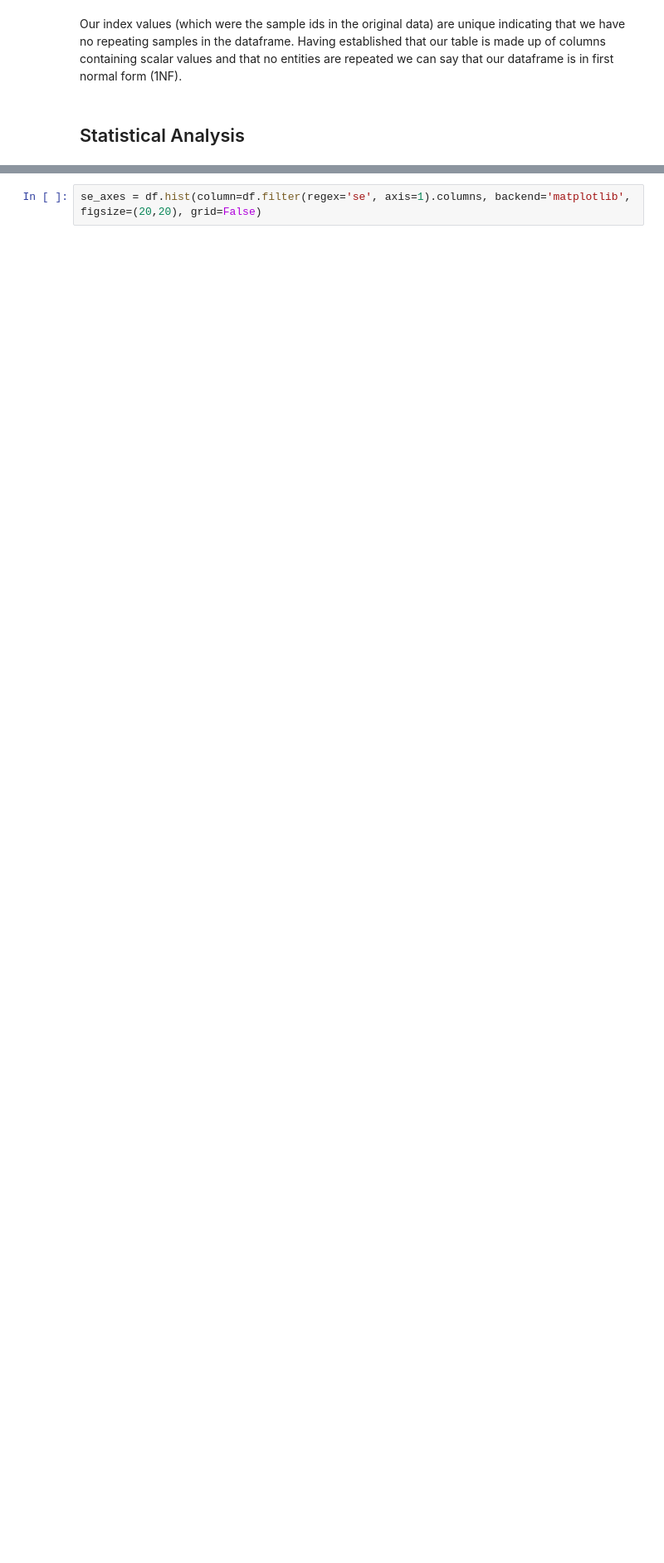
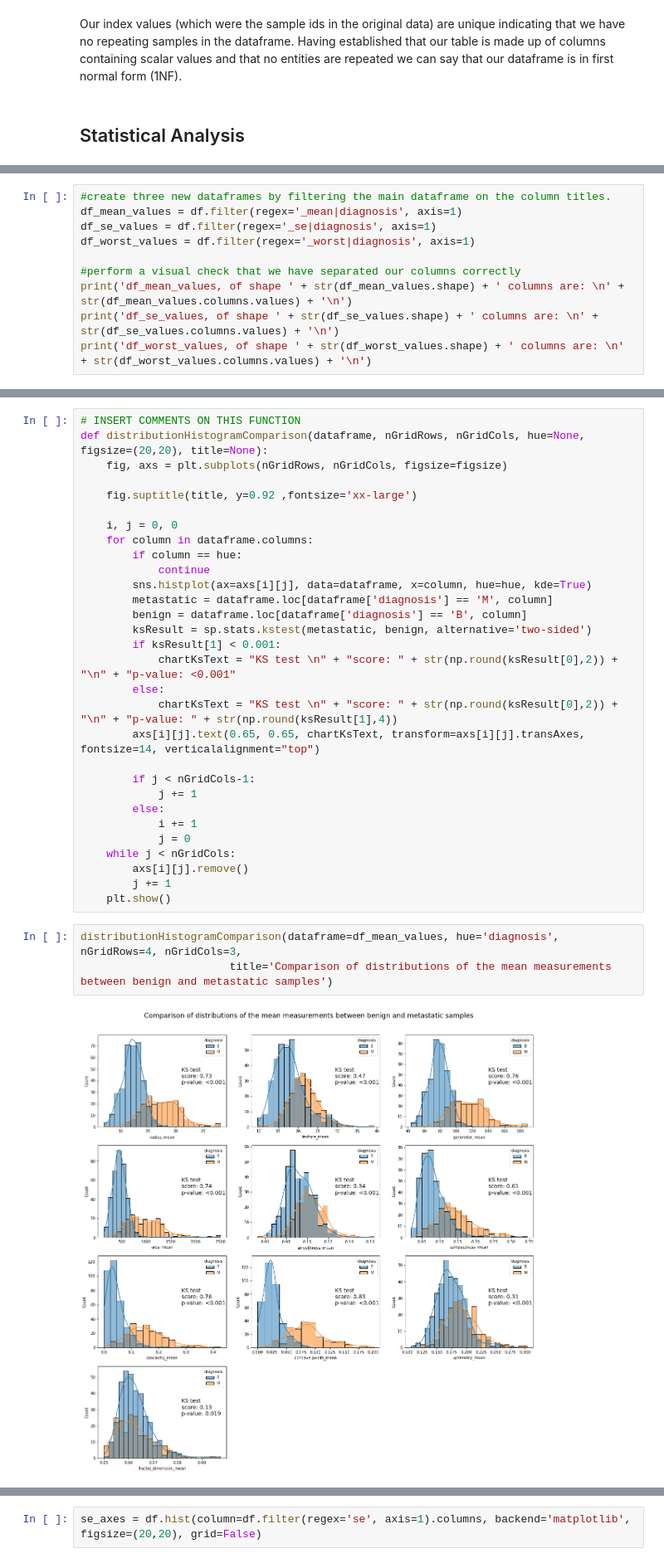
Before and after one commit to magg01/Predicting_metastatic_breast_cancer, a Jupyter notebook: Coursework/Predicting Metastatic Breast Cancer.ipynb, the cells around one changed output, grey strips where cells are left out. Shown at 83% size. Saved outputs shown, nothing was run; the diff lists cells and outputs as text; blank space fills up the shorter version.

```diff
--- a/Coursework/Predicting Metastatic Breast Cancer.ipynb
+++ b/Coursework/Predicting Metastatic Breast Cancer.ipynb
@@ -149,0 +186,10 @@ mean_axes = df.hist(column=df.filter(regex='mean', axis=1).columns, backend='mat
+# %%
+#create three new dataframes by filtering the main dataframe on the column titles.
+df_mean_values = df.filter(regex='_mean|diagnosis', axis=1)
+df_se_values = df.filter(regex='_se|diagnosis', axis=1)
+df_worst_values = df.filter(regex='_worst|diagnosis', axis=1)
+
+#perform a visual check that we have separated our columns correctly
+print('df_mean_values, of shape ' + str(df_mean_values.shape) + ' columns are: \n' + str(df_mean_values.columns.values) + '\n')
+print('df_se_values, of shape ' + str(df_se_values.shape) + ' columns are: \n' + str(df_se_values.columns.values) + '\n')
+print('df_worst_values, of shape ' + str(df_worst_values.shape) + ' columns are: \n' + str(df_worst_values.columns.values) + '\n')
@@ -149,0 +229,35 @@ mean_axes = df.hist(column=df.filter(regex='mean', axis=1).columns, backend='mat
+# %%
+# INSERT COMMENTS ON THIS FUNCTION
+def distributionHistogramComparison(dataframe, nGridRows, nGridCols, hue=None, figsize=(20,20), title=None):
+    fig, axs = plt.subplots(nGridRows, nGridCols, figsize=figsize)
+
+    fig.suptitle(title, y=0.92 ,fontsize='xx-large')
+
+    i, j = 0, 0
+    for column in dataframe.columns:
+        if column == hue:
+            continue
+        sns.histplot(ax=axs[i][j], data=dataframe, x=column, hue=hue, kde=True)
+        metastatic = dataframe.loc[dataframe['diagnosis'] == 'M', column]
+        benign = dataframe.loc[dataframe['diagnosis'] == 'B', column]
+        ksResult = sp.stats.kstest(metastatic, benign, alternative='two-sided')
+        if ksResult[1] < 0.001:
+            chartKsText = "KS test \n" + "score: " + str(np.round(ksResult[0],2)) + "\n" + "p-value: <0.001"
+        else:
+            chartKsText = "KS test \n" + "score: " + str(np.round(ksResult[0],2)) + "\n" + "p-value: " + str(np.round(ksResult[1],4))
+        axs[i][j].text(0.65, 0.65, chartKsText, transform=axs[i][j].transAxes, fontsize=14, verticalalignment="top")
+
+        if j < nGridCols-1:
+            j += 1
+        else:
+            i += 1
+            j = 0
+    while j < nGridCols:
+        axs[i][j].remove()
+        j += 1
+    plt.show()
+# %%
+distributionHistogramComparison(dataframe=df_mean_values, hue='diagnosis', nGridRows=4, nGridCols=3,
+                       title='Comparison of distributions of the mean measurements between benign and metastatic samples')
+# %% [output]
+[figure, added]
```
Also changed, not shown: parts of 59 cells of this notebook.
